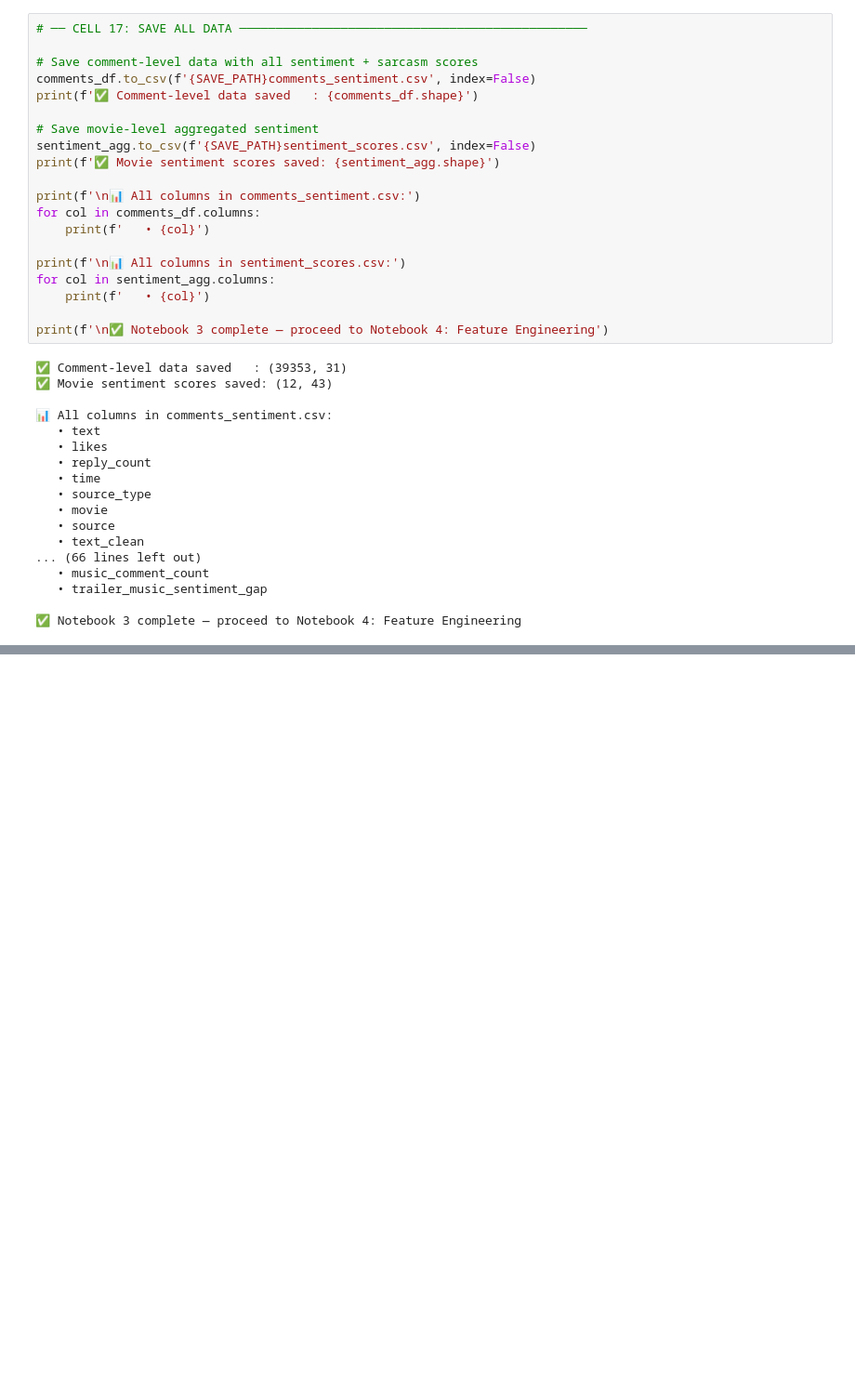
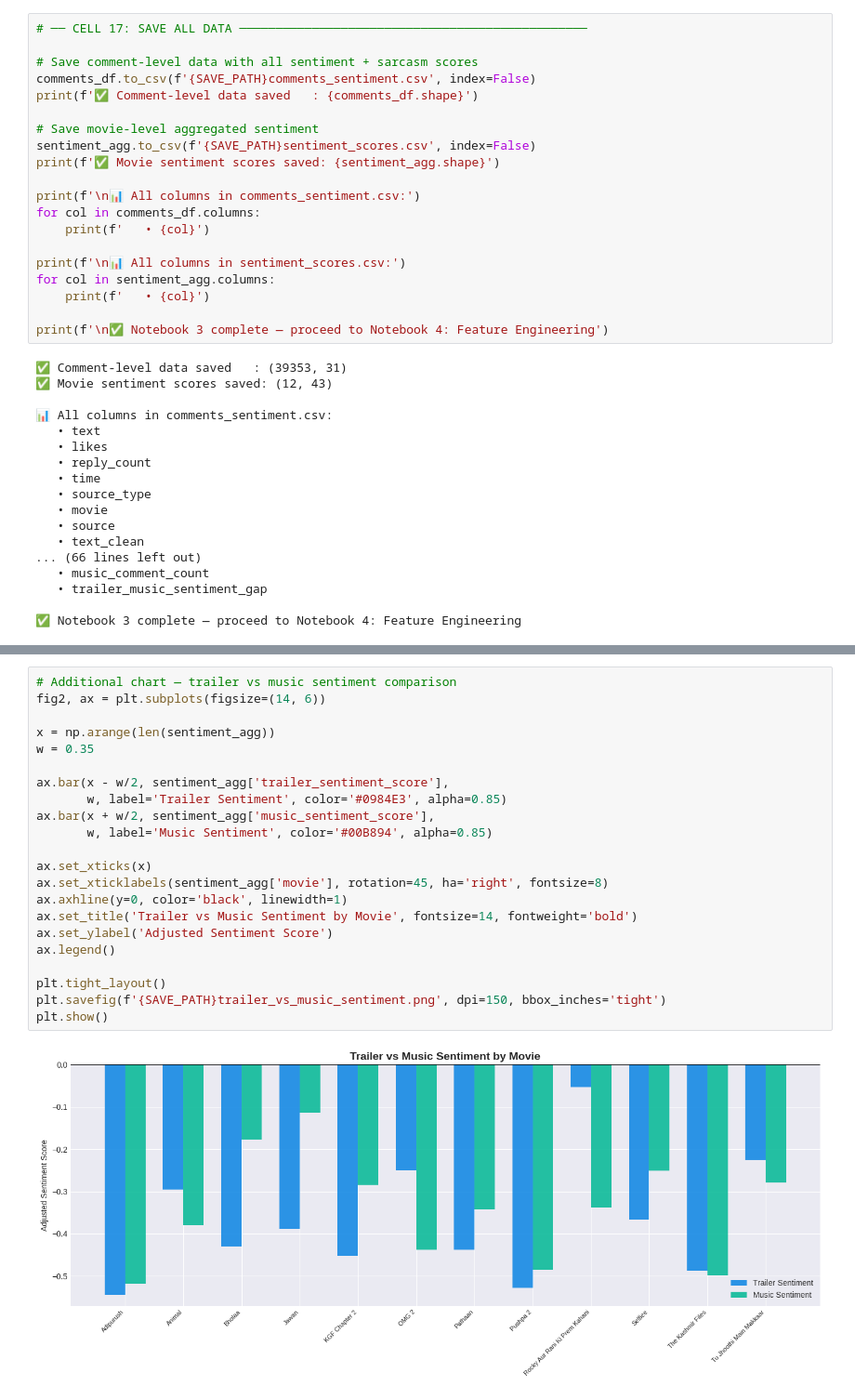
Before and after one commit to Aditya-Kumar-Sharma/MovieSuccessPrediction, a Jupyter notebook: 3_Sentiment_Analysis.ipynb, the cells around one changed output, grey strips where cells are left out. Shown at 93% size. Cells and saved outputs as stored; diff of their text form; blank space fills up the shorter version.

```diff
--- a/3_Sentiment_Analysis.ipynb
+++ b/3_Sentiment_Analysis.ipynb
@@ -943,0 +1020,24 @@ print(f'\n✅ Notebook 3 complete — proceed to Notebook 4: Feature Engineering
+# %%
+# Additional chart — trailer vs music sentiment comparison
+fig2, ax = plt.subplots(figsize=(14, 6))
+
+x = np.arange(len(sentiment_agg))
+w = 0.35
+
+ax.bar(x - w/2, sentiment_agg['trailer_sentiment_score'],
+       w, label='Trailer Sentiment', color='#0984E3', alpha=0.85)
+ax.bar(x + w/2, sentiment_agg['music_sentiment_score'],
+       w, label='Music Sentiment', color='#00B894', alpha=0.85)
+
+ax.set_xticks(x)
+ax.set_xticklabels(sentiment_agg['movie'], rotation=45, ha='right', fontsize=8)
+ax.axhline(y=0, color='black', linewidth=1)
+ax.set_title('Trailer vs Music Sentiment by Movie', fontsize=14, fontweight='bold')
+ax.set_ylabel('Adjusted Sentiment Score')
+ax.legend()
+
+plt.tight_layout()
+plt.savefig(f'{SAVE_PATH}trailer_vs_music_sentiment.png', dpi=150, bbox_inches='tight')
+plt.show()
+# %% [output]
+[figure, added]
```
Also changed, not shown: parts of 23 cells of this notebook.
